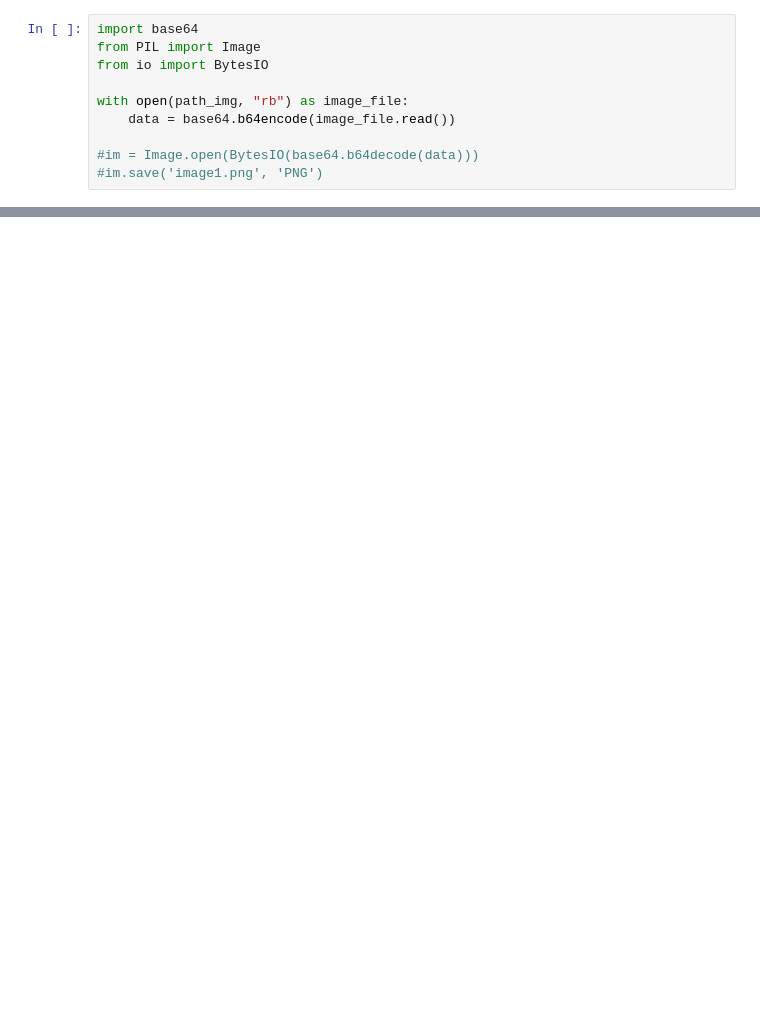
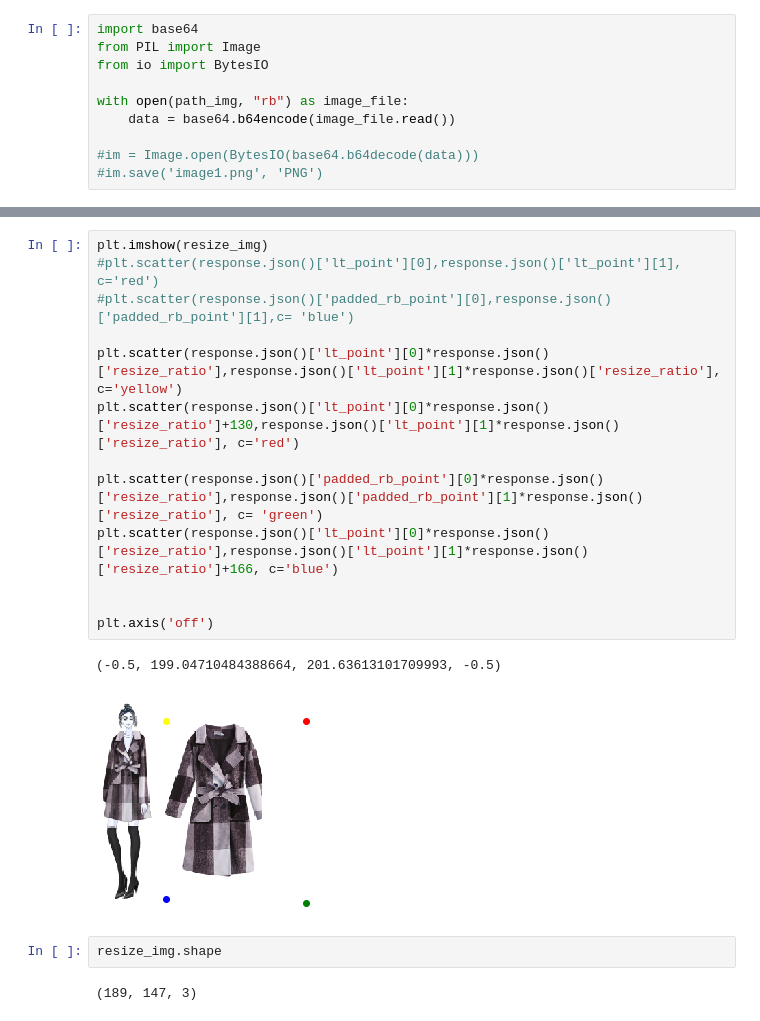
Before and after one commit to piclickAITEST/Yolo-v3-Pytorch, a Jupyter notebook: Service/Request_test.ipynb, the cells around one changed output, grey strips where cells are left out. Saved outputs shown, nothing was run; the diff lists cells and outputs as text; blank space fills up the shorter version.

```diff
--- a/Service/Request_test.ipynb
+++ b/Service/Request_test.ipynb
@@ -75,0 +76,20 @@ response.json()
+# %%
+plt.imshow(resize_img)
+#plt.scatter(response.json()['lt_point'][0],response.json()['lt_point'][1], c='red')
+#plt.scatter(response.json()['padded_rb_point'][0],response.json()['padded_rb_point'][1],c= 'blue')
+
+plt.scatter(response.json()['lt_point'][0]*response.json()['resize_ratio'],response.json()['lt_point'][1]*response.json()['resize_ratio'], c='yellow')
+plt.scatter(response.json()['lt_point'][0]*response.json()['resize_ratio']+130,response.json()['lt_point'][1]*response.json()['resize_ratio'], c='red')
+
+plt.scatter(response.json()['padded_rb_point'][0]*response.json()['resize_ratio'],response.json()['padded_rb_point'][1]*response.json()['resize_ratio'], c= 'green')
+plt.scatter(response.json()['lt_point'][0]*response.json()['resize_ratio'],response.json()['lt_point'][1]*response.json()['resize_ratio']+166, c='blue')
+
+
+plt.axis('off')
+# %% [output]
+(-0.5, 199.04710484388664, 201.63613101709993, -0.5)
+[figure, added]
+# %%
+resize_img.shape
+# %% [output]
+(189, 147, 3)
```
Also changed, not shown: parts of 11 cells of this notebook, 13 other files.
